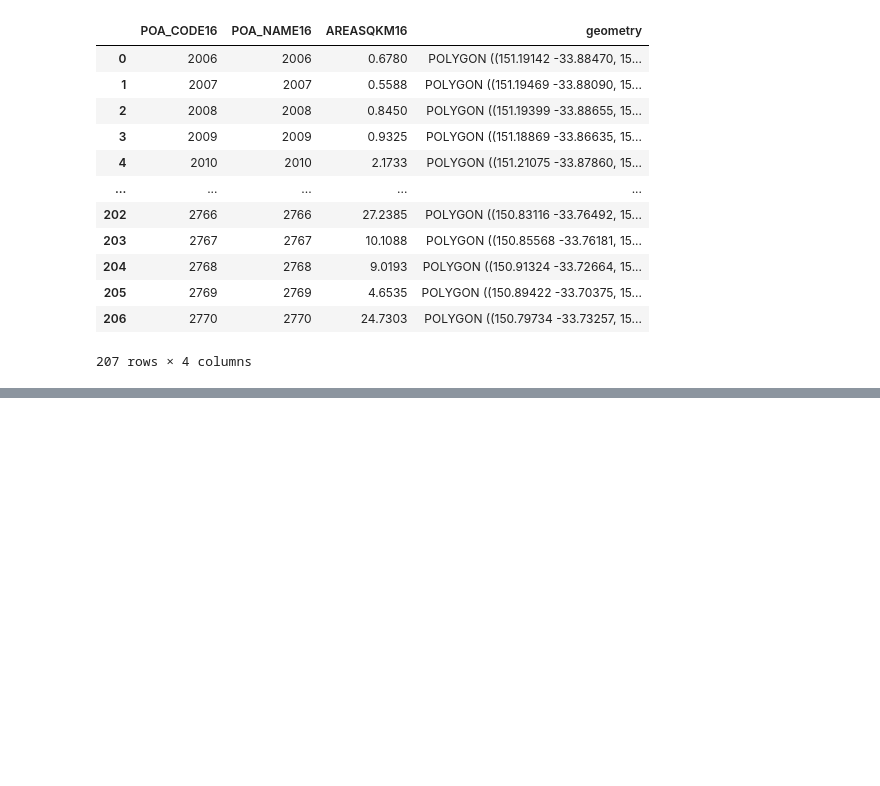
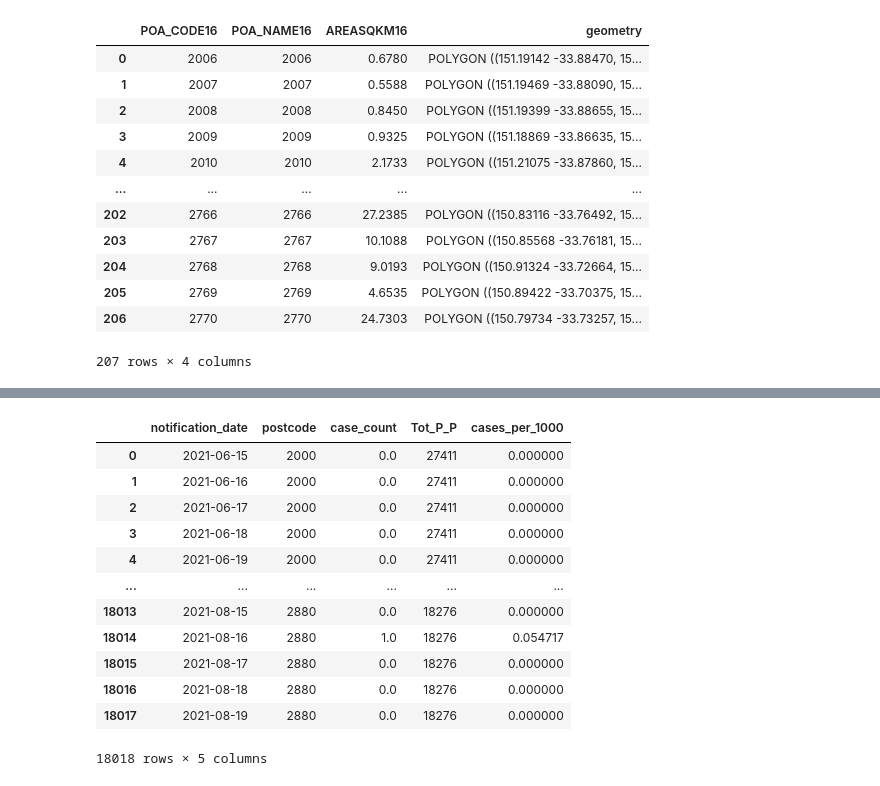
Before and after one commit to maxim75/data-visualization, a Jupyter notebook: notebooks/COVID_data_2.ipynb, the cells around one changed output, grey strips where cells are left out. Saved outputs shown, nothing was run; the diff lists cells and outputs as text; code cells hidden in the pictures; blank space fills up the shorter version.

```diff
--- a/notebooks/COVID_data_2.ipynb
+++ b/notebooks/COVID_data_2.ipynb
@@ -155,0 +176,6 @@ ctx.add_basemap(ax_map, zoom=11, source=ctx.providers.Stamen.TonerLines, alpha=.
+# %%
+#cases_df[cases_df.postcode == "2165"]
+
+daily_cases_df = cases_df[cases_df.postcode != "Masked"].groupby(by=["postcode", "notification_date"]).size().to_frame("case_count").reset_index()
+daily_cases_df["postcode"] = daily_cases_df.postcode.astype("int64")
+daily_cases_df
@@ -155,0 +196,30 @@ ctx.add_basemap(ax_map, zoom=11, source=ctx.providers.Stamen.TonerLines, alpha=.
+# %%
+dates = pd.date_range(start_date, end_date)
+postcodes = daily_cases_df.groupby(by="postcode").size().index.astype("int64")
+dates.to_series()
+#pd.merge(dates, postcodes)
+postcode_date = dates.to_frame().merge(postcodes.to_frame(), how='cross').rename(columns={0:"notification_date"}).set_index(["notification_date", "postcode"])
+
+cases_date_postcode = postcode_date.merge(daily_cases_df.set_index(["notification_date", "postcode"]), left_index=True, right_index=True, how="left").reset_index()
+cases_date_postcode = cases_date_postcode.fillna(0)
+
+cases_date_postcode = pd.merge(cases_date_postcode, poa_population[["ASGS_Code_2016", "Tot_P_P"]],
+                              left_on="postcode", right_on="ASGS_Code_2016")[["notification_date", "postcode", "case_count", "Tot_P_P"]]
+
+cases_date_postcode["cases_per_1000"] = cases_date_postcode.case_count / cases_date_postcode.Tot_P_P * 1000
+cases_date_postcode["notification_date"] = cases_date_postcode["notification_date"].astype("string")
+cases_date_postcode
+# %% [output]
+|  | notification_date | postcode | case_count | Tot_P_P | cases_per_1000 |
+| 0 | 2021-06-15 | 2000 | 0.0 | 27411 | 0.000000 |
+| 1 | 2021-06-16 | 2000 | 0.0 | 27411 | 0.000000 |
+| 2 | 2021-06-17 | 2000 | 0.0 | 27411 | 0.000000 |
+| 3 | 2021-06-18 | 2000 | 0.0 | 27411 | 0.000000 |
+| 4 | 2021-06-19 | 2000 | 0.0 | 27411 | 0.000000 |
+| ... | ... | ... | ... | ... | ... |
+| 18013 | 2021-08-15 | 2880 | 0.0 | 18276 | 0.000000 |
+| 18014 | 2021-08-16 | 2880 | 1.0 | 18276 | 0.054717 |
+| 18015 | 2021-08-17 | 2880 | 0.0 | 18276 | 0.000000 |
+| 18016 | 2021-08-18 | 2880 | 0.0 | 18276 | 0.000000 |
+| 18017 | 2021-08-19 | 2880 | 0.0 | 18276 | 0.000000 |
+18018 rows × 5 columns
```
Also changed, not shown: parts of 14 cells of this notebook, 1 other file.
